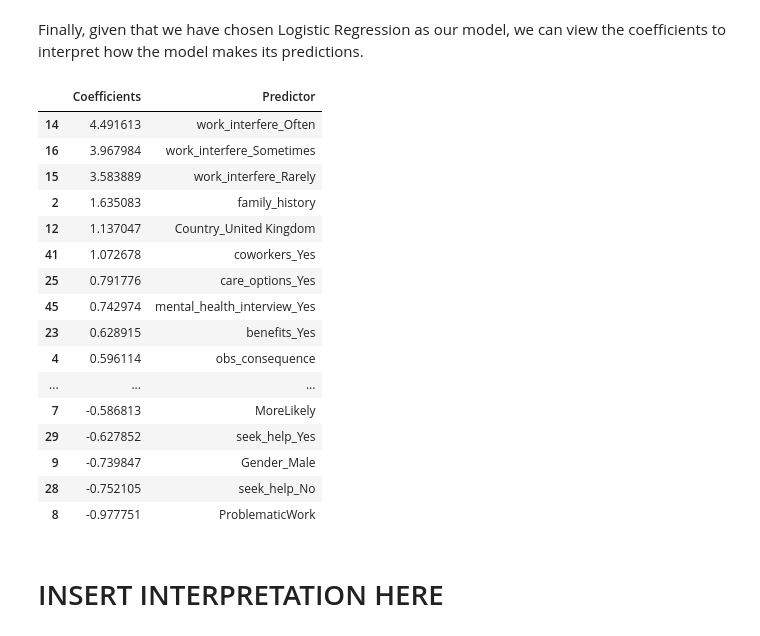
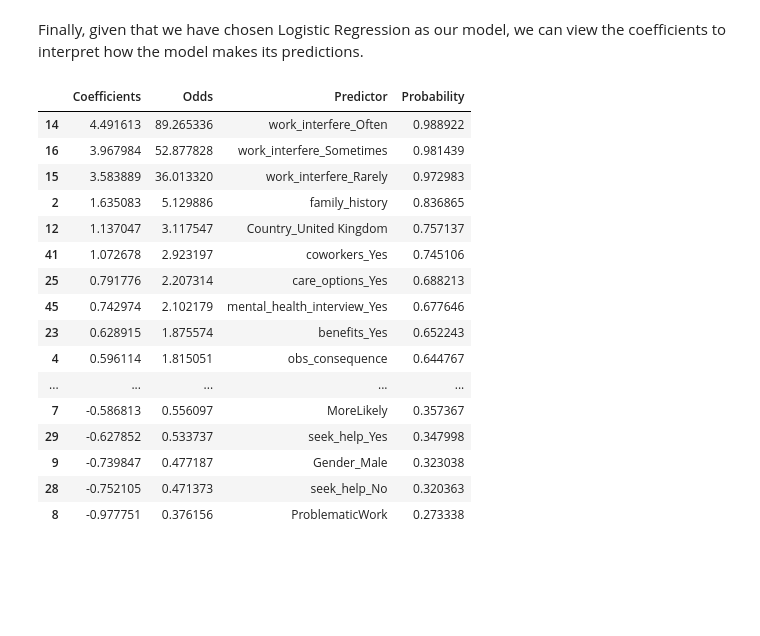
Before and after one commit to Carl-Lejerskar/Stats131Project, a Jupyter notebook: Final Project Notebook.ipynb, the cells around one changed output. Saved outputs shown, nothing was run; the diff lists cells and outputs as text; code cells hidden in the pictures; blank space fills up the shorter version.

```diff
--- a/Final Project Notebook.ipynb
+++ b/Final Project Notebook.ipynb
@@ -195,6 +185,6 @@ print(np.sort(df.Hour.unique()))
 We'll recode commments - 1 for a comment left, 0 for no comment left. Those who leave a comment are more likely to feel passionate about mental health, or have a story to tell about their own mental health struggles. This may mean they are also more inclined to seek treatment, which could be a helpful predictor.
 # %%
 df.loc[df.comments.notnull(), 'comments'] = 1
-df.loc[df.comments.isnull(), 'comments'] = 0
-df.comments.unique()
+df.loc[df.comments != 1, 'comments'] = 0
+print(df.comments.unique())
 df.comments=df.comments.astype(int)
@@ -930,29 +961,27 @@ Finally, given that we have chosen Logistic Regression as our model, we can view
 # %%
 lg = LogisticRegression(C=111.11200000000001, class_weight=None, dual=False,
           fit_intercept=True, intercept_scaling=1, max_iter=100,
           multi_class='ovr', n_jobs=1, penalty='l2', random_state=123,
           solver='liblinear', tol=0.0001, verbose=0, warm_start=False)
 lg = lg.fit(X_train, y_train)
 coefs = lg.coef_.reshape((50,))
-coef_df = pd.DataFrame({'Predictor': X_train.columns.values, 'Coefficients': coefs})
-coef_df.sort_values(by = ['Coefficients'], ascending=False)
+coef_df = pd.DataFrame({'Predictor': X_train.columns.values, 'Coefficients': coefs, 'Odds': np.exp(coefs), 'Probability':(np.exp(coefs)/(1+np.exp(coefs)))})
+coef_df.sort_values(by = ['Odds'], ascending=False)
 # %% [output]
-|  | Coefficients | Predictor |
-| 14 | 4.491613 | work_interfere_Often |
-| 16 | 3.967984 | work_interfere_Sometimes |
-| 15 | 3.583889 | work_interfere_Rarely |
-| 2 | 1.635083 | family_history |
-| 12 | 1.137047 | Country_United Kingdom |
-| 41 | 1.072678 | coworkers_Yes |
-| 25 | 0.791776 | care_options_Yes |
-| 45 | 0.742974 | mental_health_interview_Yes |
-| 23 | 0.628915 | benefits_Yes |
-| 4 | 0.596114 | obs_consequence |
-| ... | ... | ... |
-| 7 | -0.586813 | MoreLikely |
-| 29 | -0.627852 | seek_help_Yes |
-| 9 | -0.739847 | Gender_Male |
-| 28 | -0.752105 | seek_help_No |
-| 8 | -0.977751 | ProblematicWork |
+|  | Coefficients | Odds | Predictor | Probability |
+| 14 | 4.491613 | 89.265336 | work_interfere_Often | 0.988922 |
+| 16 | 3.967984 | 52.877828 | work_interfere_Sometimes | 0.981439 |
+| 15 | 3.583889 | 36.013320 | work_interfere_Rarely | 0.972983 |
+| 2 | 1.635083 | 5.129886 | family_history | 0.836865 |
+| 12 | 1.137047 | 3.117547 | Country_United Kingdom | 0.757137 |
+| 41 | 1.072678 | 2.923197 | coworkers_Yes | 0.745106 |
+| 25 | 0.791776 | 2.207314 | care_options_Yes | 0.688213 |
+| 45 | 0.742974 | 2.102179 | mental_health_interview_Yes | 0.677646 |
+| 23 | 0.628915 | 1.875574 | benefits_Yes | 0.652243 |
+| 4 | 0.596114 | 1.815051 | obs_consequence | 0.644767 |
+| ... | ... | ... | ... | ... |
+| 7 | -0.586813 | 0.556097 | MoreLikely | 0.357367 |
+| 29 | -0.627852 | 0.533737 | seek_help_Yes | 0.347998 |
+| 9 | -0.739847 | 0.477187 | Gender_Male | 0.323038 |
+| 28 | -0.752105 | 0.471373 | seek_help_No | 0.320363 |
+| 8 | -0.977751 | 0.376156 | ProblematicWork | 0.273338 |
-# %% [markdown]
-# INSERT INTERPRETATION HERE
```
Also changed, not shown: parts of 45 cells of this notebook.
